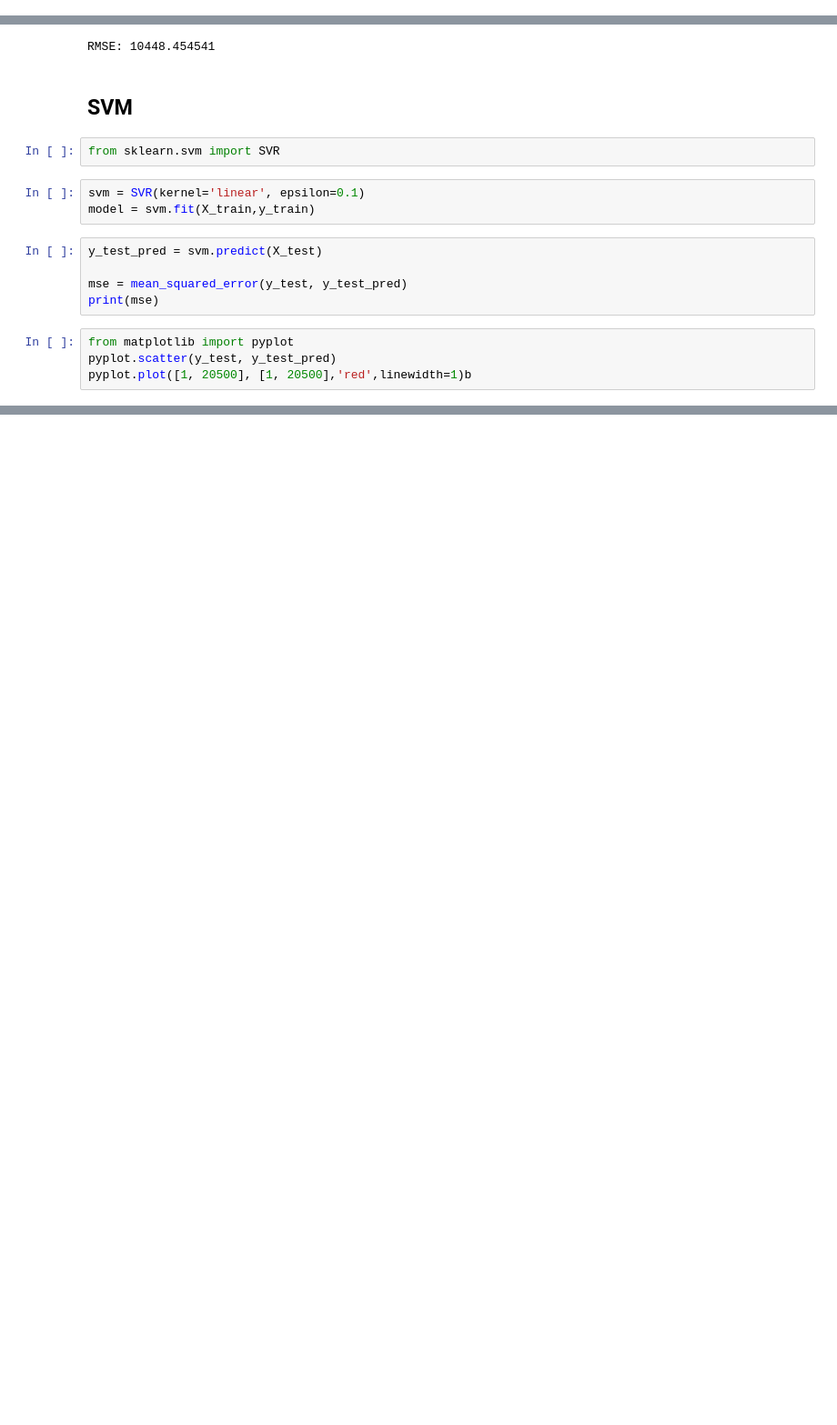
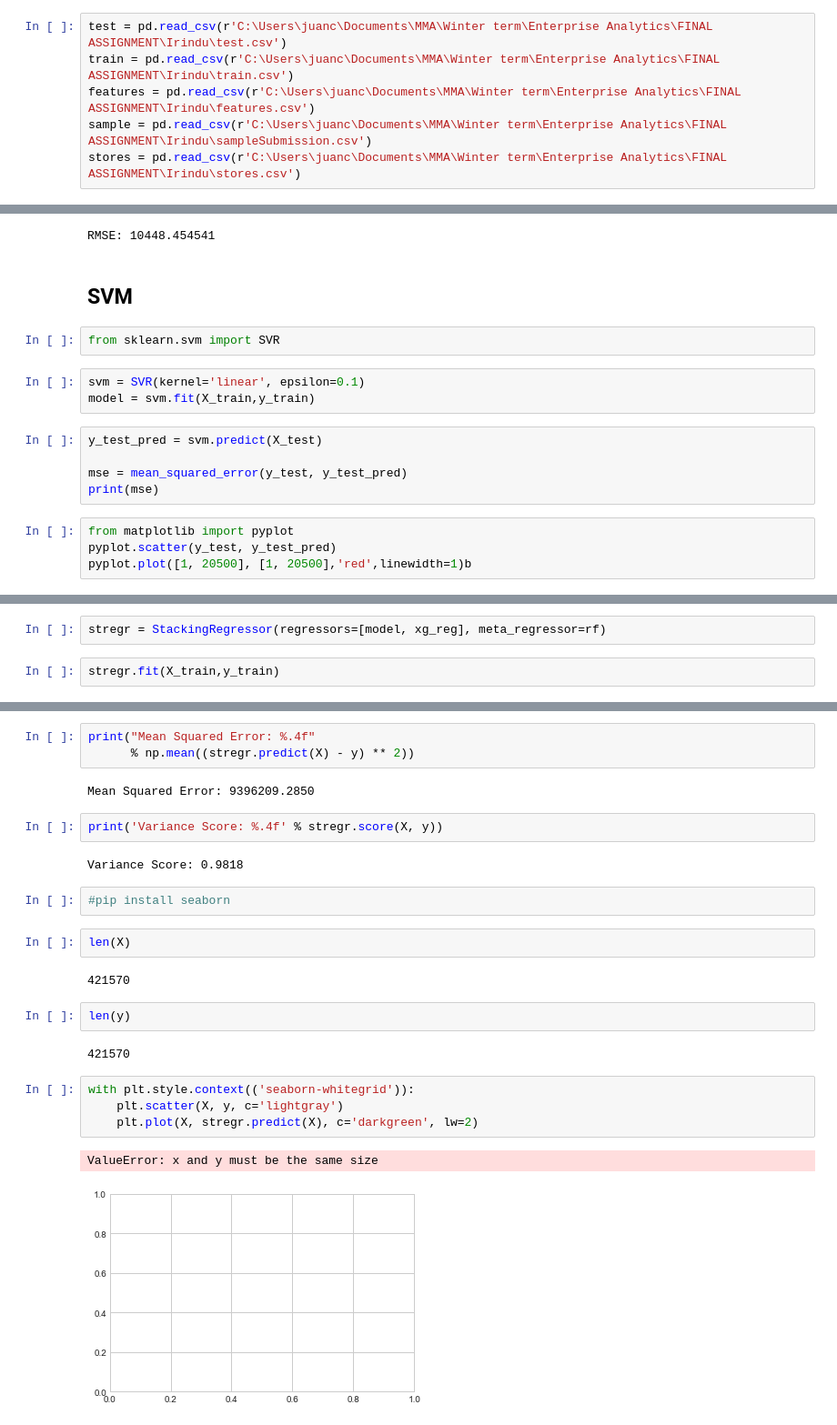
Before and after one commit to McGill-MMA-EnterpriseAnalytics/Walmart-Sales-Forcast, a Jupyter notebook: Walmart.ipynb, the cells around one changed output, grey strips where cells are left out. Shown: that part at 91% size. Cells and saved outputs as stored; diff of their text form; blank space fills up the shorter version.

Commit message:
Add files via upload
Added Stacking Regression

```diff
--- a/Walmart.ipynb
+++ b/Walmart.ipynb
@@ -56,3 +44,9 @@ stores = pd.read_csv(r'C:\Users\irind\Desktop\MMA_Courses\INSY 695_Enterprise\wa
+# %%
+test = pd.read_csv(r'C:\Users\juanc\Documents\MMA\Winter term\Enterprise Analytics\FINAL ASSIGNMENT\Irindu\test.csv')
+train = pd.read_csv(r'C:\Users\juanc\Documents\MMA\Winter term\Enterprise Analytics\FINAL ASSIGNMENT\Irindu\train.csv')
+features = pd.read_csv(r'C:\Users\juanc\Documents\MMA\Winter term\Enterprise Analytics\FINAL ASSIGNMENT\Irindu\features.csv')
+sample = pd.read_csv(r'C:\Users\juanc\Documents\MMA\Winter term\Enterprise Analytics\FINAL ASSIGNMENT\Irindu\sampleSubmission.csv')
+stores = pd.read_csv(r'C:\Users\juanc\Documents\MMA\Winter term\Enterprise Analytics\FINAL ASSIGNMENT\Irindu\stores.csv')
 # %% [markdown]
 
 # Data Exploration
@@ -856,0 +855,4 @@ pyplot.plot([1, 20500], [1, 20500],'red',linewidth=1)b
+# %%
+stregr = StackingRegressor(regressors=[model, xg_reg], meta_regressor=rf)
+# %%
+stregr.fit(X_train,y_train)
@@ -856,0 +883,26 @@ pyplot.plot([1, 20500], [1, 20500],'red',linewidth=1)b
+# %%
+print("Mean Squared Error: %.4f"
+      % np.mean((stregr.predict(X) - y) ** 2))
+# %% [output]
+Mean Squared Error: 9396209.2850
+# %%
+print('Variance Score: %.4f' % stregr.score(X, y))
+# %% [output]
+Variance Score: 0.9818
+# %%
+#pip install seaborn
+# %%
+len(X)
+# %% [output]
+421570
+# %%
+len(y)
+# %% [output]
+421570
+# %%
+with plt.style.context(('seaborn-whitegrid')):
+    plt.scatter(X, y, c='lightgray')
+    plt.plot(X, stregr.predict(X), c='darkgreen', lw=2)
+# %% [output]
+ValueError: x and y must be the same size
+[figure, added]
```
Also changed, not shown: parts of 10 cells of this notebook.
